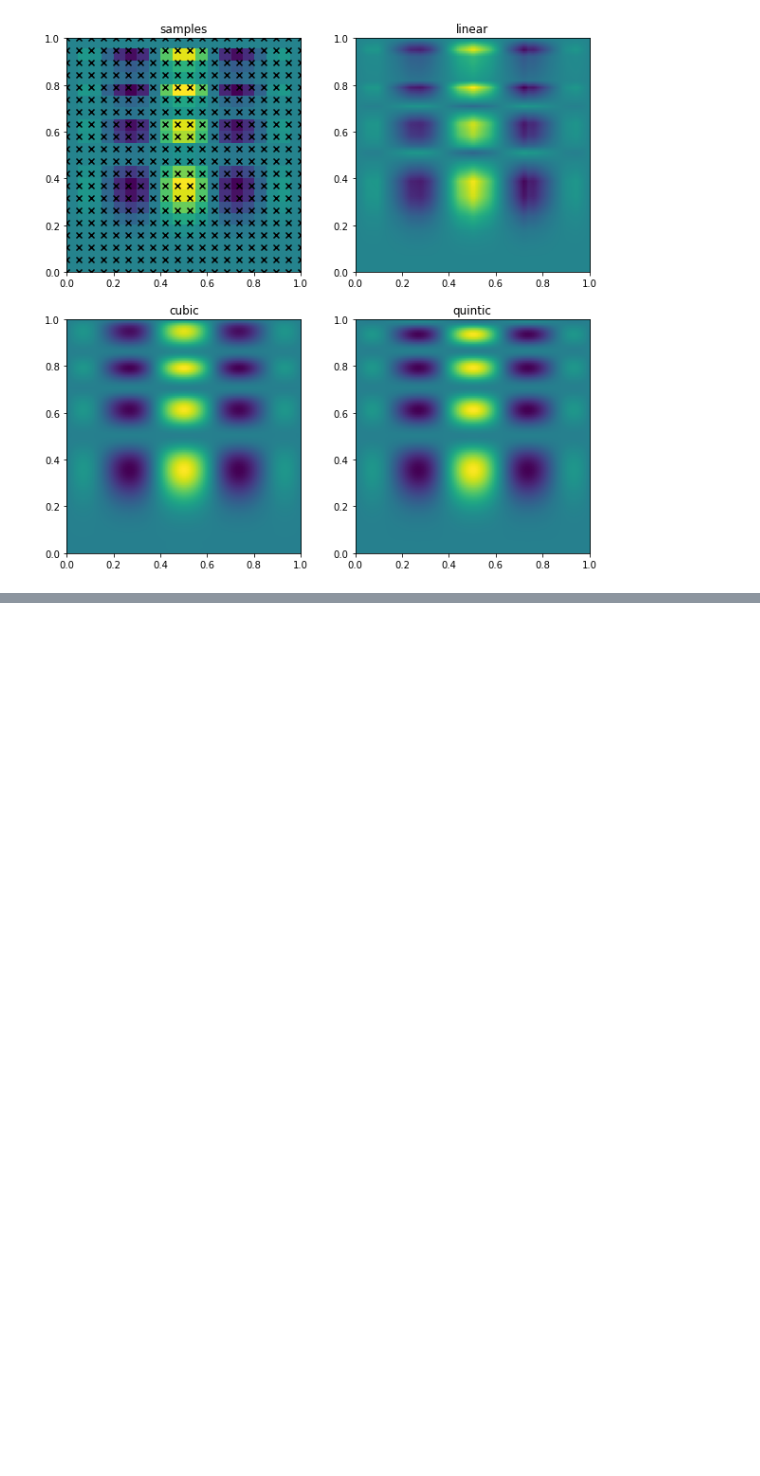
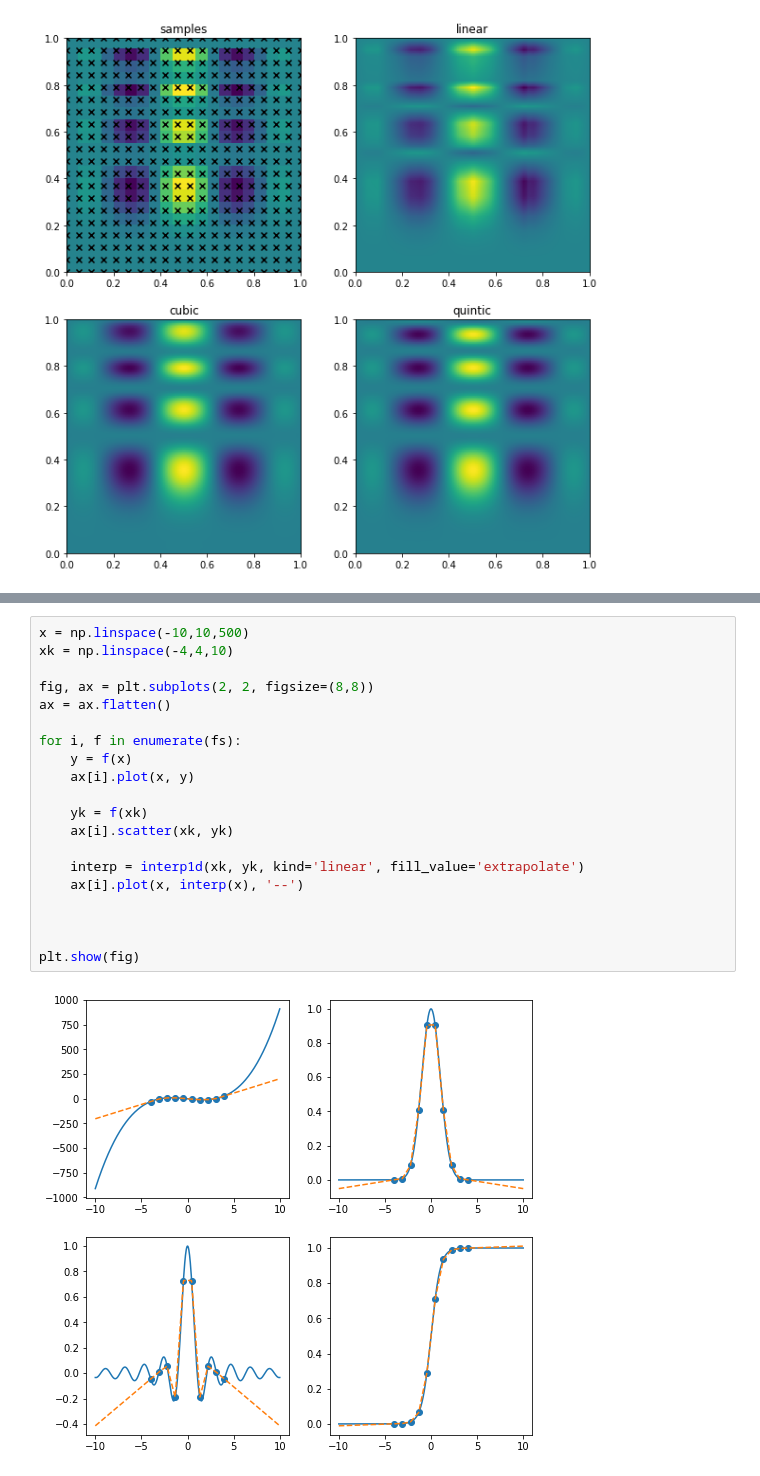
Before and after one commit to caam37830/book, a Jupyter notebook: 04_functions/interpolation.ipynb, the cells around one changed output, grey strips where cells are left out. Saved outputs shown, nothing was run; the diff lists cells and outputs as text; blank space fills up the shorter version.

Commit message:
Add extrapolate examples in the end

```diff
--- a/04_functions/interpolation.ipynb
+++ b/04_functions/interpolation.ipynb
@@ -282,0 +287,22 @@ plt.show(fig)
+# %%
+x = np.linspace(-10,10,500)
+xk = np.linspace(-4,4,10)
+
+fig, ax = plt.subplots(2, 2, figsize=(8,8))
+ax = ax.flatten()
+
+for i, f in enumerate(fs):
+    y = f(x)
+    ax[i].plot(x, y)
+
+    yk = f(xk)
+    ax[i].scatter(xk, yk)
+
+    interp = interp1d(xk, yk, kind='linear', fill_value='extrapolate')
+    ax[i].plot(x, interp(x), '--')
+
+
+
+plt.show(fig)
+# %% [output]
+[figure, added]
```
Also changed, not shown: parts of 5 cells of this notebook.
